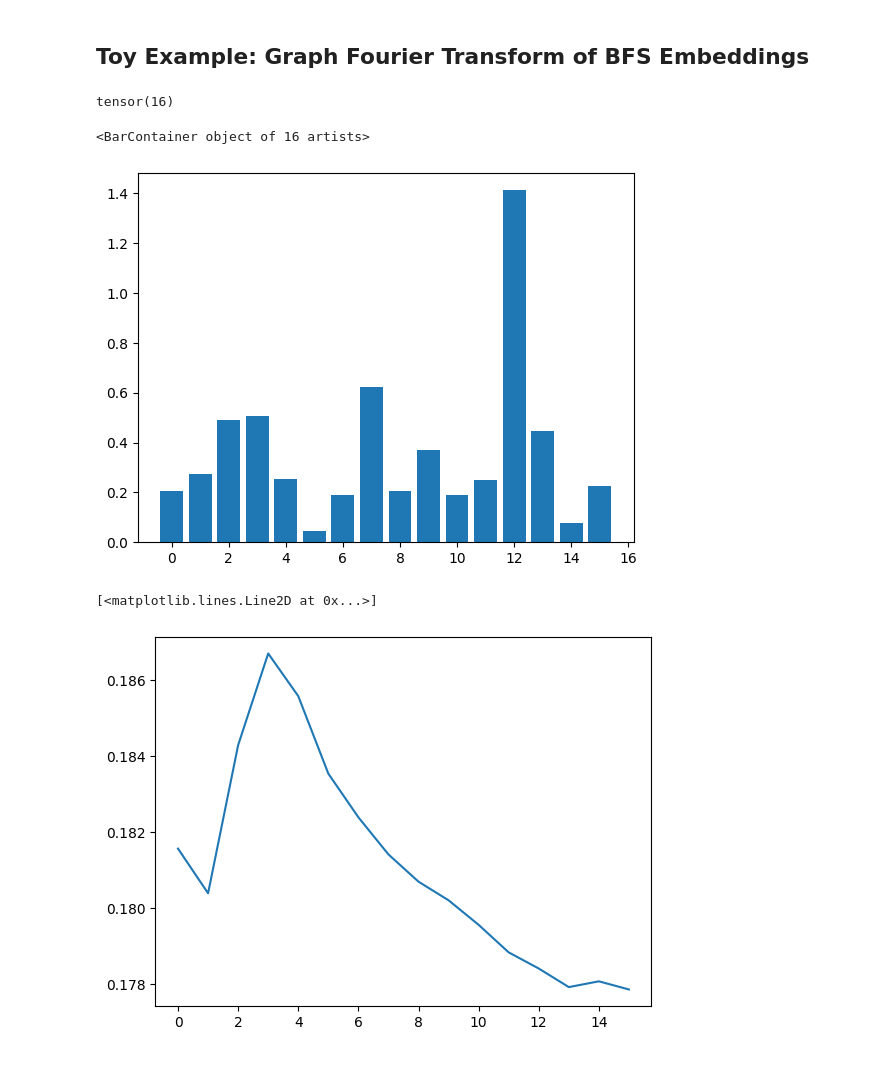
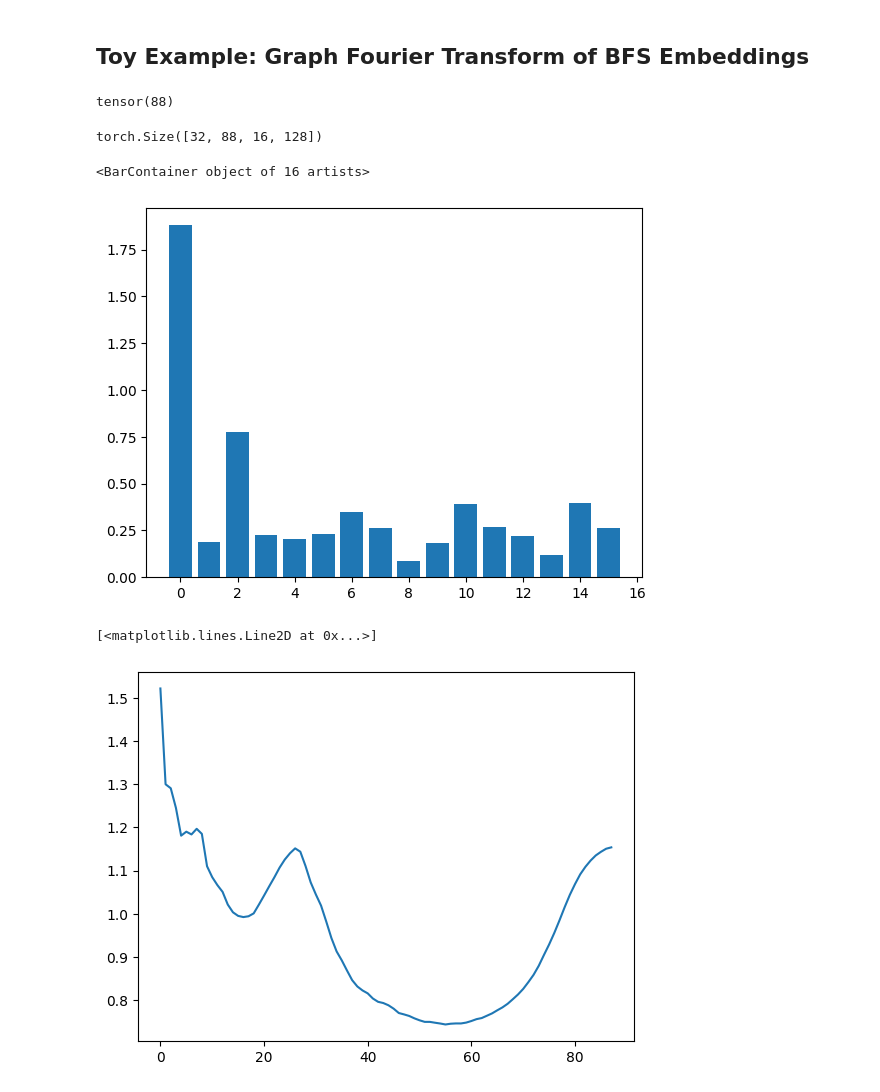
Before and after one commit to ronaldalbrt/algo_reasoning, a Jupyter notebook: notebooks/gsp.ipynb, the cells around one changed output. Saved outputs shown, nothing was run; the diff lists cells and outputs as text; code cells hidden in the pictures.

```diff
--- a/notebooks/gsp.ipynb
+++ b/notebooks/gsp.ipynb
@@ -3,7 +3,8 @@ import torch
 from algo_reasoning.src.sampler import CLRSDataset
 from pathlib import Path
 # %%
-device = torch.device("cuda" if torch.cuda.is_available() else "cpu")
+#device = torch.device("cuda" if torch.cuda.is_available() else "cpu")
+device =  torch.device("cpu")
 # %% [markdown]
 ## Load Pretrained Model
 # %%
@@ -17 +15,3 @@ regularization = "hidden_reg=0.5"
+# %%
+algorithms = ["heapsort"]
 # %%
@@ -53,36 +71,38 @@ algorithm_args = {
 }
 
 nb_nodes = 16
-ds = CLRSDataset(algorithms, nb_nodes, 200, 1000, seed=7, algorithms_args=algorithm_args)
+ds = CLRSDataset(algorithms, nb_nodes, 32, 1000, seed=7, algorithms_args=algorithm_args)
 # %%
 obj = next(iter(ds)).to(device=device)
 # %%
 obj.max_length
 # %% [output]
-tensor(16)
+tensor(88)
 # %%
 output = model(obj)
 embeddings = output.hidden_embeddings
 embeddings.shape
+# %% [output]
+torch.Size([32, 88, 16, 128])
 # %%
 fourier_embeddings, eigenvectors, eigenvalues = fourier_transform(embeddings, nb_nodes)
 # %%
 import matplotlib.pyplot as plt
 
 plot_data = torch.mean(torch.abs(fourier_embeddings), dim=3)
 
-plt.bar(x=[i for i in range(nb_nodes)], height=plot_data[0,0].detach().numpy())
+plt.bar(x=[i for i in range(nb_nodes)], height=plot_data[0,0].detach().cpu().numpy())
 # %% [output]
 <BarContainer object of 16 artists>
-[figure, old version]
+[figure, new version]
 # %%
 import matplotlib.pyplot as plt
 difference_over_length = torch.mean(torch.abs(plot_data[:, :, 0] - torch.mean(plot_data[:, :, 1:])), dim=0)
 
-plt.plot(difference_over_length.detach().numpy())
+plt.plot(difference_over_length.detach().cpu().numpy())
 # %% [output]
 [<matplotlib.lines.Line2D at 0x...>]
-[figure, old version]
+[figure, new version]
 # %%
 laplacian = torch.diag(torch.ones(nb_nodes, device=device)*nb_nodes) - torch.ones((nb_nodes, nb_nodes), device=device)
 _embeddings = embeddings.clone()[0, :, :]
```
Also changed, not shown: parts of 13 cells of this notebook.
